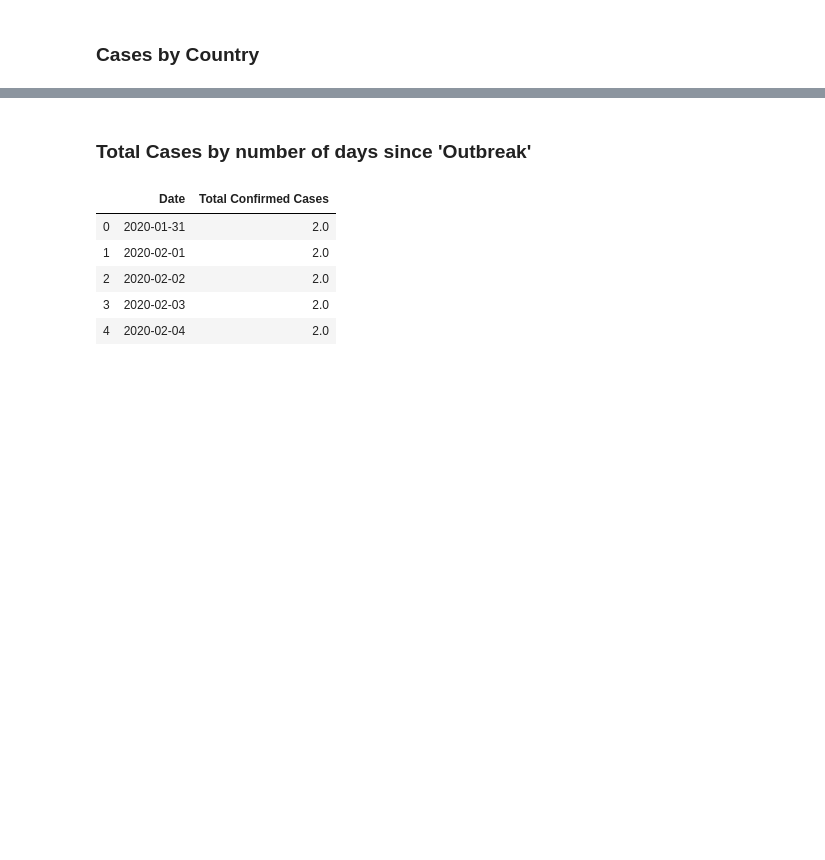
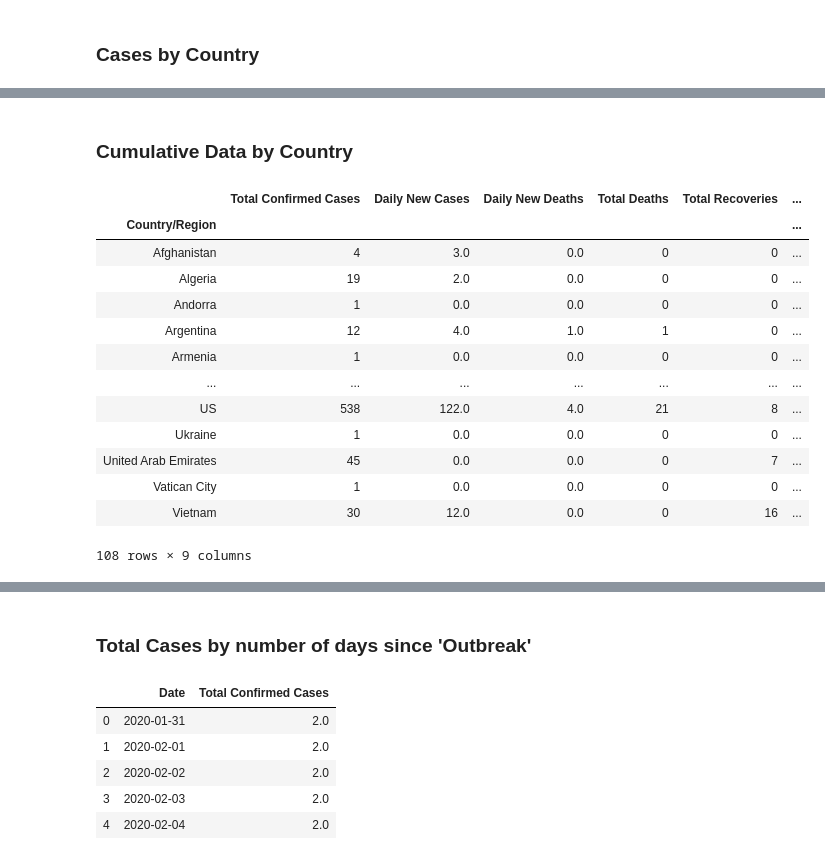
Before and after one commit to mashhadazam/datacookies, a Jupyter notebook: CoronaVirus - 2019.ipynb, the cells around one changed output, grey strips where cells are left out. Saved outputs shown, nothing was run; the diff lists cells and outputs as text; code cells hidden in the pictures; blank space fills up the shorter version.

```diff
--- a/CoronaVirus - 2019.ipynb
+++ b/CoronaVirus - 2019.ipynb
@@ -257,0 +234,25 @@ fig.show()
+# %% [markdown]
+### Cumulative Data by Country
+# %%
+CumulativeCountryData=CountryConsolidated.reset_index().set_index('Date').loc[max_index].set_index('Country/Region')
+top10countriesbycases=CumulativeCountryData['Total Confirmed Cases'].sort_values(ascending=False).head(10).index.tolist()
+top10countriesbycasesexclChina=CumulativeCountryData[~CumulativeCountryData.index.isin(['Mainland China','Others'])]['Total Confirmed Cases'].sort_values(ascending=False).head(10).index.tolist()
+top10countriescumulative=CumulativeCountryData.loc[top10countriesbycases]
+top10countriescumulativexclChina=CumulativeCountryData.loc[top10countriesbycasesexclChina]
+# %%
+CumulativeCountryData
+# %% [output]
+|  | Total Confirmed Cases | Daily New Cases | Daily New Deaths | Total Deaths | Total Recoveries | ... |
+| Country/Region |  |  |  |  |  | ... |
+| Afghanistan | 4 | 3.0 | 0.0 | 0 | 0 | ... |
+| Algeria | 19 | 2.0 | 0.0 | 0 | 0 | ... |
+| Andorra | 1 | 0.0 | 0.0 | 0 | 0 | ... |
+| Argentina | 12 | 4.0 | 1.0 | 1 | 0 | ... |
+| Armenia | 1 | 0.0 | 0.0 | 0 | 0 | ... |
+| ... | ... | ... | ... | ... | ... | ... |
+| US | 538 | 122.0 | 4.0 | 21 | 8 | ... |
+| Ukraine | 1 | 0.0 | 0.0 | 0 | 0 | ... |
+| United Arab Emirates | 45 | 0.0 | 0.0 | 0 | 7 | ... |
+| Vatican City | 1 | 0.0 | 0.0 | 0 | 0 | ... |
+| Vietnam | 30 | 12.0 | 0.0 | 0 | 16 | ... |
+108 rows × 9 columns
```
Also changed, not shown: parts of 10 cells of this notebook.
